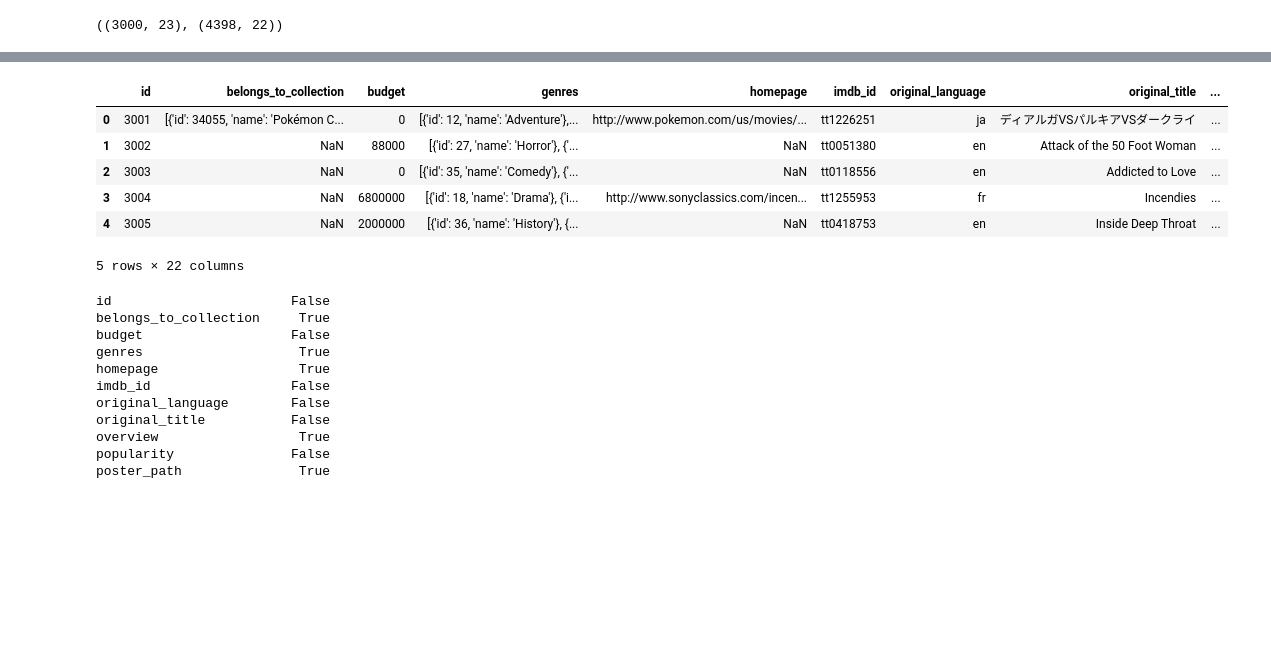
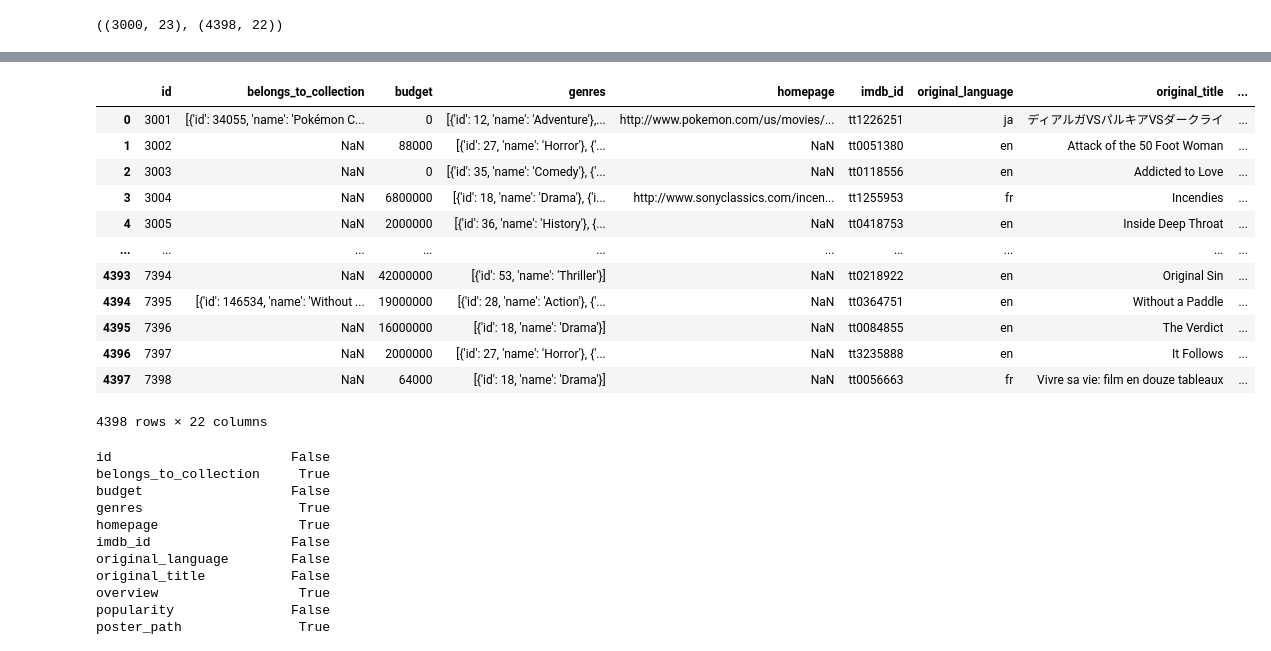
Before and after one commit to zouzouer/desktop-tutorial, a Jupyter notebook: code/movie_prediction.ipynb, the cells around one changed output, grey strips where cells are left out. Saved outputs shown, nothing was run; the diff lists cells and outputs as text; code cells hidden in the pictures; blank space fills up the shorter version.

```diff
--- a/code/movie_prediction.ipynb
+++ b/code/movie_prediction.ipynb
@@ -50,13 +56,19 @@ train.head()
 # %%
-test.head()
+test
 # %% [output]
 |  | id | belongs_to_collection | budget | genres | homepage | imdb_id | original_language | original_title | ... |
 | 0 | 3001 | [{'id': 34055, 'name': 'Pokémon C... | 0 | [{'id': 12, 'name': 'Adventure'},... | http://www.pokemon.com/us/movies/... | tt1226251 | ja | ディアルガVSパルキアVSダークライ | ... |
 | 1 | 3002 | NaN | 88000 | [{'id': 27, 'name': 'Horror'}, {'... | NaN | tt0051380 | en | Attack of the 50 Foot Woman | ... |
 | 2 | 3003 | NaN | 0 | [{'id': 35, 'name': 'Comedy'}, {'... | NaN | tt0118556 | en | Addicted to Love | ... |
 | 3 | 3004 | NaN | 6800000 | [{'id': 18, 'name': 'Drama'}, {'i... | http://www.sonyclassics.com/incen... | tt1255953 | fr | Incendies | ... |
 | 4 | 3005 | NaN | 2000000 | [{'id': 36, 'name': 'History'}, {... | NaN | tt0418753 | en | Inside Deep Throat | ... |
+| ... | ... | ... | ... | ... | ... | ... | ... | ... | ... |
+| 4393 | 7394 | NaN | 42000000 | [{'id': 53, 'name': 'Thriller'}] | NaN | tt0218922 | en | Original Sin | ... |
+| 4394 | 7395 | [{'id': 146534, 'name': 'Without ... | 19000000 | [{'id': 28, 'name': 'Action'}, {'... | NaN | tt0364751 | en | Without a Paddle | ... |
+| 4395 | 7396 | NaN | 16000000 | [{'id': 18, 'name': 'Drama'}] | NaN | tt0084855 | en | The Verdict | ... |
+| 4396 | 7397 | NaN | 2000000 | [{'id': 27, 'name': 'Horror'}, {'... | NaN | tt3235888 | en | It Follows | ... |
+| 4397 | 7398 | NaN | 64000 | [{'id': 18, 'name': 'Drama'}] | NaN | tt0056663 | fr | Vivre sa vie: film en douze tableaux | ... |
-5 rows × 22 columns
+4398 rows × 22 columns
 # %%
 train.isnull().any()
 print(train.isnull().any())
```
Also changed, not shown: parts of 29 cells of this notebook, 7 other files.
